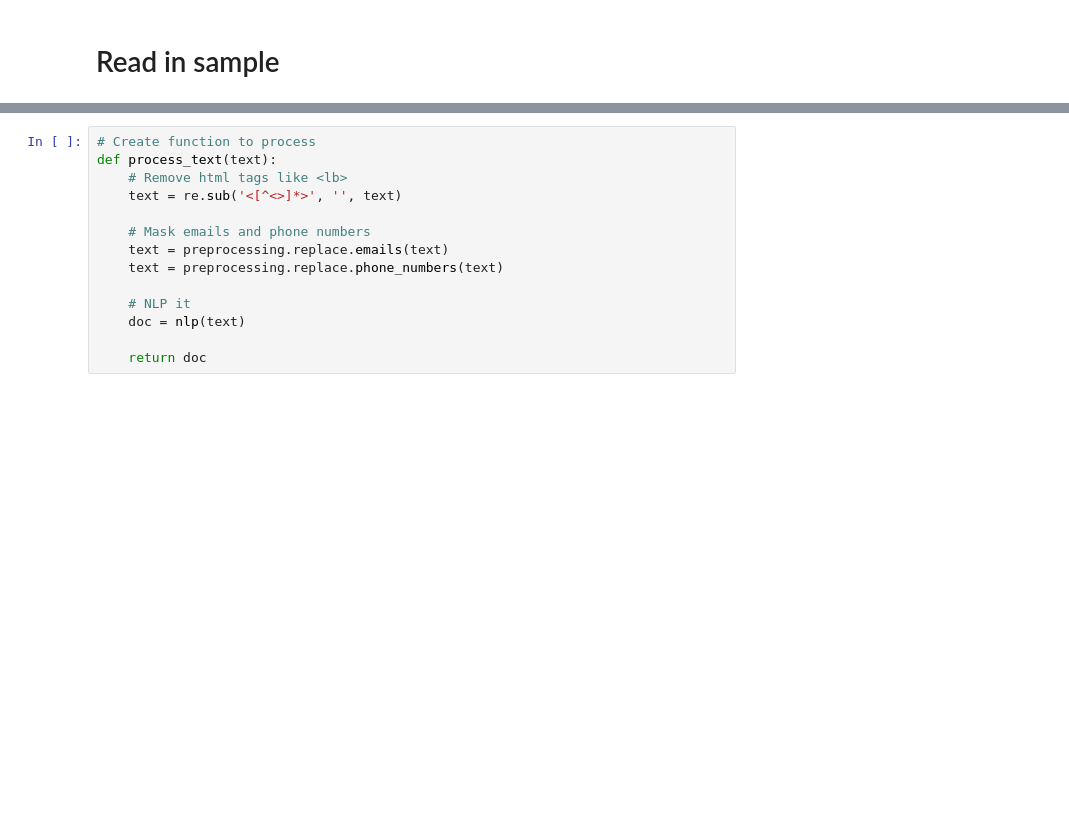
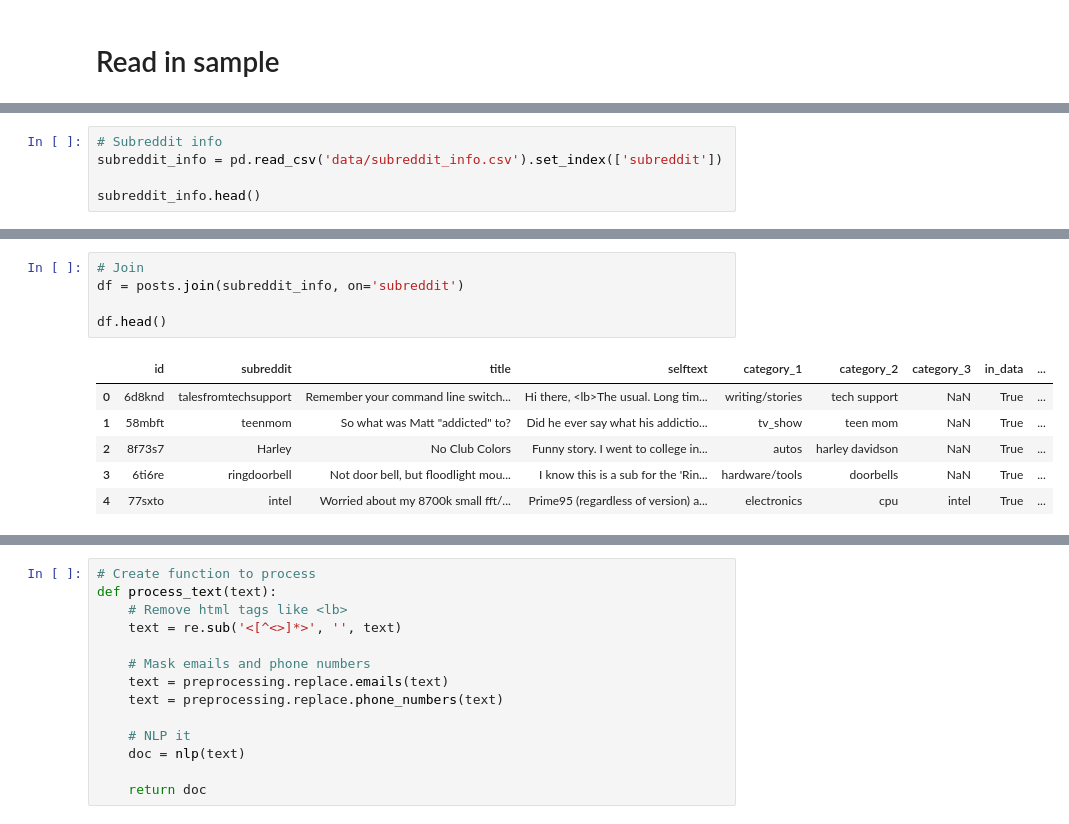
Before and after one commit to derek-damron/python_playground, a Jupyter notebook: modelling/nlp/creating_a_spacy_pipeline.ipynb, the cells around one changed output, grey strips where cells are left out. Drawn from its saved outputs; the diff is of its cells as text; blank space fills up the shorter version.

```diff
--- a/modelling/nlp/creating_a_spacy_pipeline.ipynb
+++ b/modelling/nlp/creating_a_spacy_pipeline.ipynb
@@ -31,0 +34,5 @@ posts.head()
+# %%
+# Subreddit info
+subreddit_info = pd.read_csv('data/subreddit_info.csv').set_index(['subreddit'])
+
+subreddit_info.head()
@@ -31,0 +47,12 @@ posts.head()
+# %%
+# Join
+df = posts.join(subreddit_info, on='subreddit')
+
+df.head()
+# %% [output]
+|  | id | subreddit | title | selftext | category_1 | category_2 | category_3 | in_data | ... |
+| 0 | 6d8knd | talesfromtechsupport | Remember your command line switch... | Hi there, <lb>The usual. Long tim... | writing/stories | tech support | NaN | True | ... |
+| 1 | 58mbft | teenmom | So what was Matt "addicted" to? | Did he ever say what his addictio... | tv_show | teen mom | NaN | True | ... |
+| 2 | 8f73s7 | Harley | No Club Colors | Funny story. I went to college in... | autos | harley davidson | NaN | True | ... |
+| 3 | 6ti6re | ringdoorbell | Not door bell, but floodlight mou... | I know this is a sub for the 'Rin... | hardware/tools | doorbells | NaN | True | ... |
+| 4 | 77sxto | intel | Worried about my 8700k small fft/... | Prime95 (regardless of version) a... | electronics | cpu | intel | True | ... |
```
Also changed, not shown: parts of 34 cells of this notebook.
